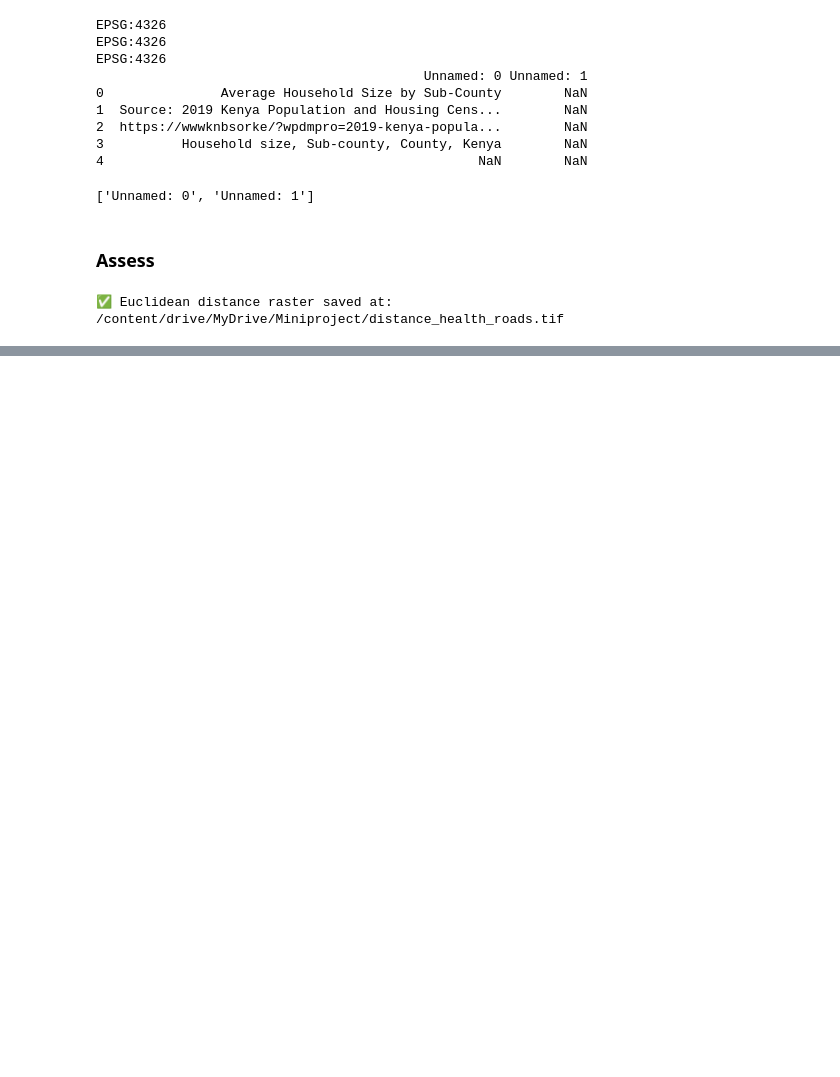
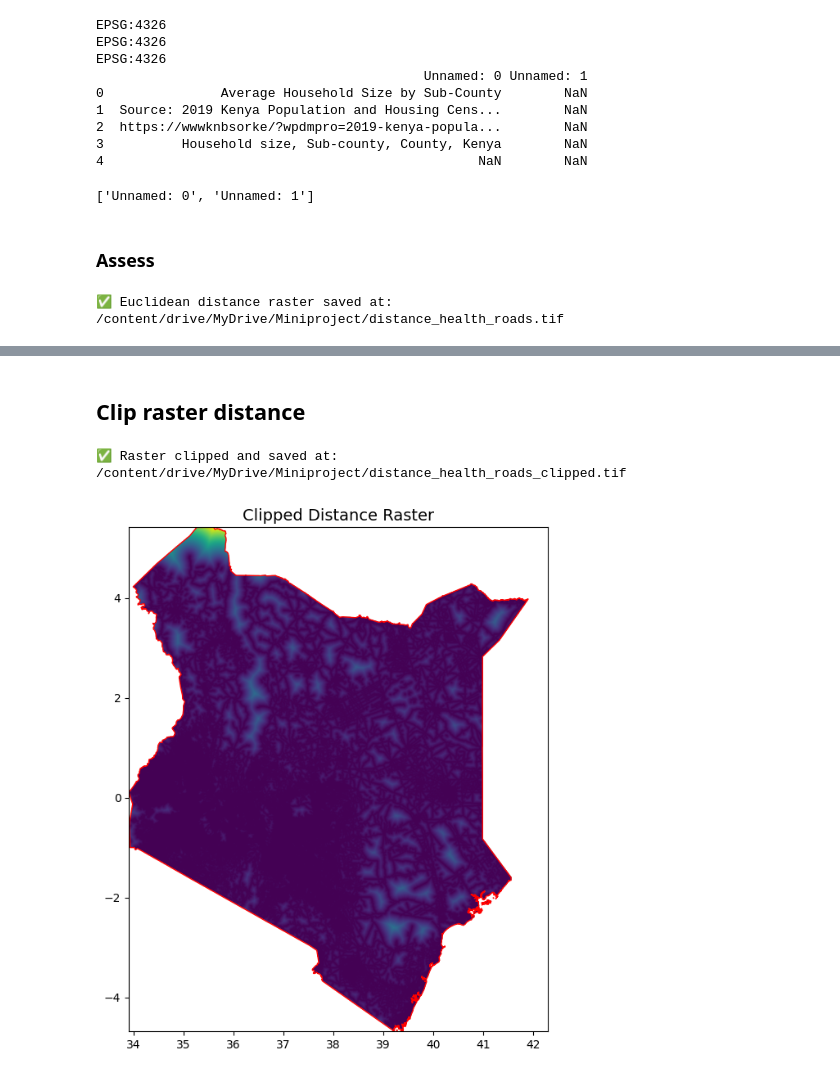
Before and after one commit to jamesmuiru/mlfccourse, a Jupyter notebook: Healthcare_Infrastructure_Optimization_in_Central_Kenya.ipynb, the cells around one changed output, grey strips where cells are left out. Cells and saved outputs as stored; diff of their text form; code cells hidden in the pictures; blank space fills up the shorter version.

```diff
--- a/Healthcare_Infrastructure_Optimization_in_Central_Kenya.ipynb
+++ b/Healthcare_Infrastructure_Optimization_in_Central_Kenya.ipynb
@@ -172,0 +344,56 @@ print("✅ Euclidean distance raster saved at:", output_path)
+# %% [markdown]
+## Clip raster distance
+# %%
+import rasterio
+import rasterio.plot
+from rasterio.mask import mask
+import geopandas as gpd
+import matplotlib.pyplot as plt
+import numpy as np
+
+# Paths
+country_dataset = "/content/drive/MyDrive/Miniproject/Boundaries/ken_admbnda_adm0_iebc_20191031.shp"
+distance_raster_path = "/content/drive/MyDrive/Miniproject/distance_health_roads.tif"
+output_clipped = "/content/drive/MyDrive/Miniproject/distance_health_roads_clipped.tif"
+
+# Read shapefile
+gdf_country = gpd.read_file(country_dataset)
+
+# Open raster
+with rasterio.open(distance_raster_path) as src:
+    # Reproject shapefile to raster CRS
+    gdf_country = gdf_country.to_crs(src.crs)
+
+    # Extract geometry
+    geoms = gdf_country.geometry.values
+
+    # Clip raster with mask
+    out_image, out_transform = mask(src, geoms, crop=True)
+    out_meta = src.meta.copy()
+
+# Update metadata for clipped raster
+out_meta.update({
+    "driver": "GTiff",
+    "height": out_image.shape[1],
+    "width": out_image.shape[2],
+    "transform": out_transform
+})
+
+# Save clipped raster
+with rasterio.open(output_clipped, "w", **out_meta) as dest:
+    dest.write(out_image)
+
+print("✅ Raster clipped and saved at:", output_clipped)
+
+# -------------------------------
+# Plot clipped raster
+# -------------------------------
+with rasterio.open(output_clipped) as clipped:
+    fig, ax = plt.subplots(figsize=(10, 8))
+    rasterio.plot.show(clipped, ax=ax, cmap="viridis")
+    gdf_country.boundary.plot(ax=ax, edgecolor="red", linewidth=1)
+    plt.title("Clipped Distance Raster", fontsize=14)
+    plt.show()
+# %% [output]
+✅ Raster clipped and saved at: /content/drive/MyDrive/Miniproject/distance_health_roads_clipped.tif
+[figure, added]
```
Also changed, not shown: parts of 17 cells of this notebook.
